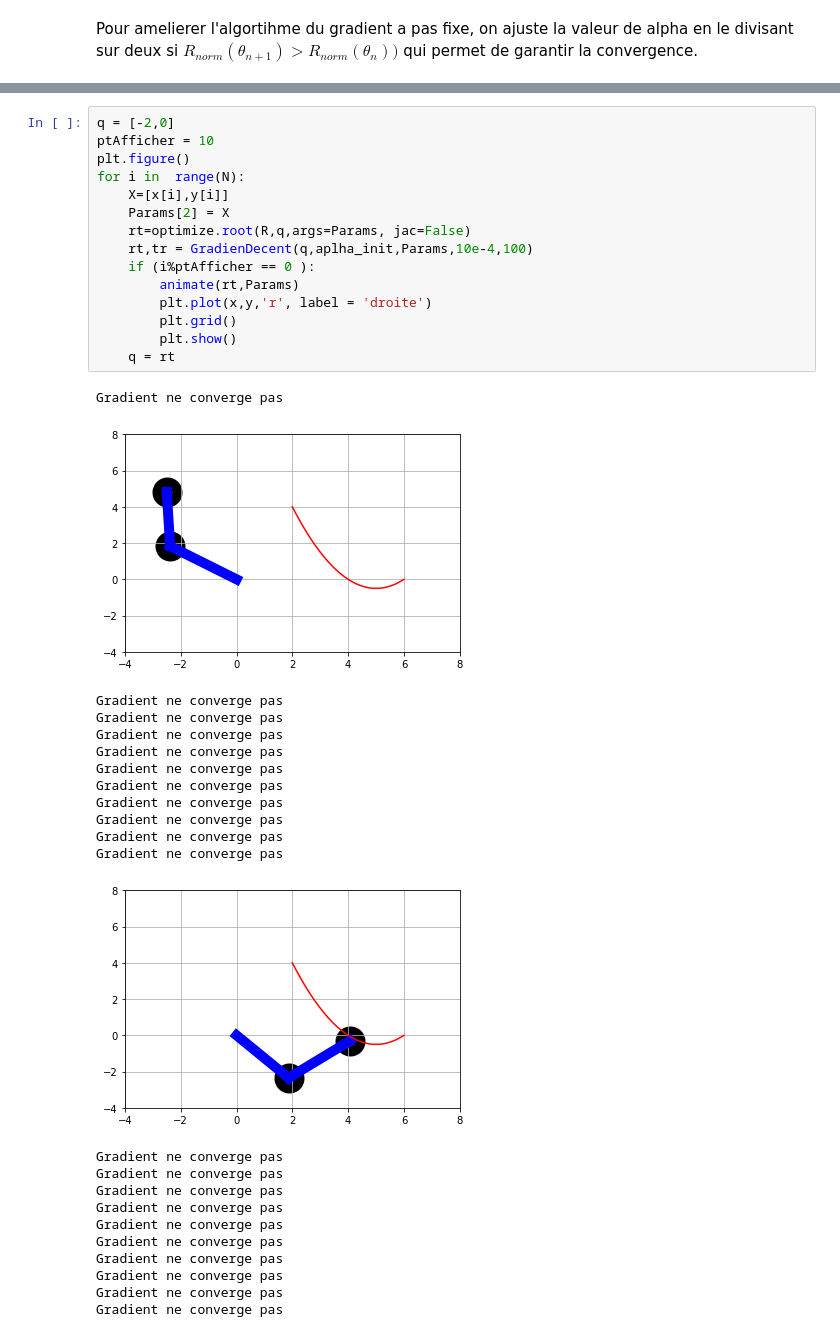
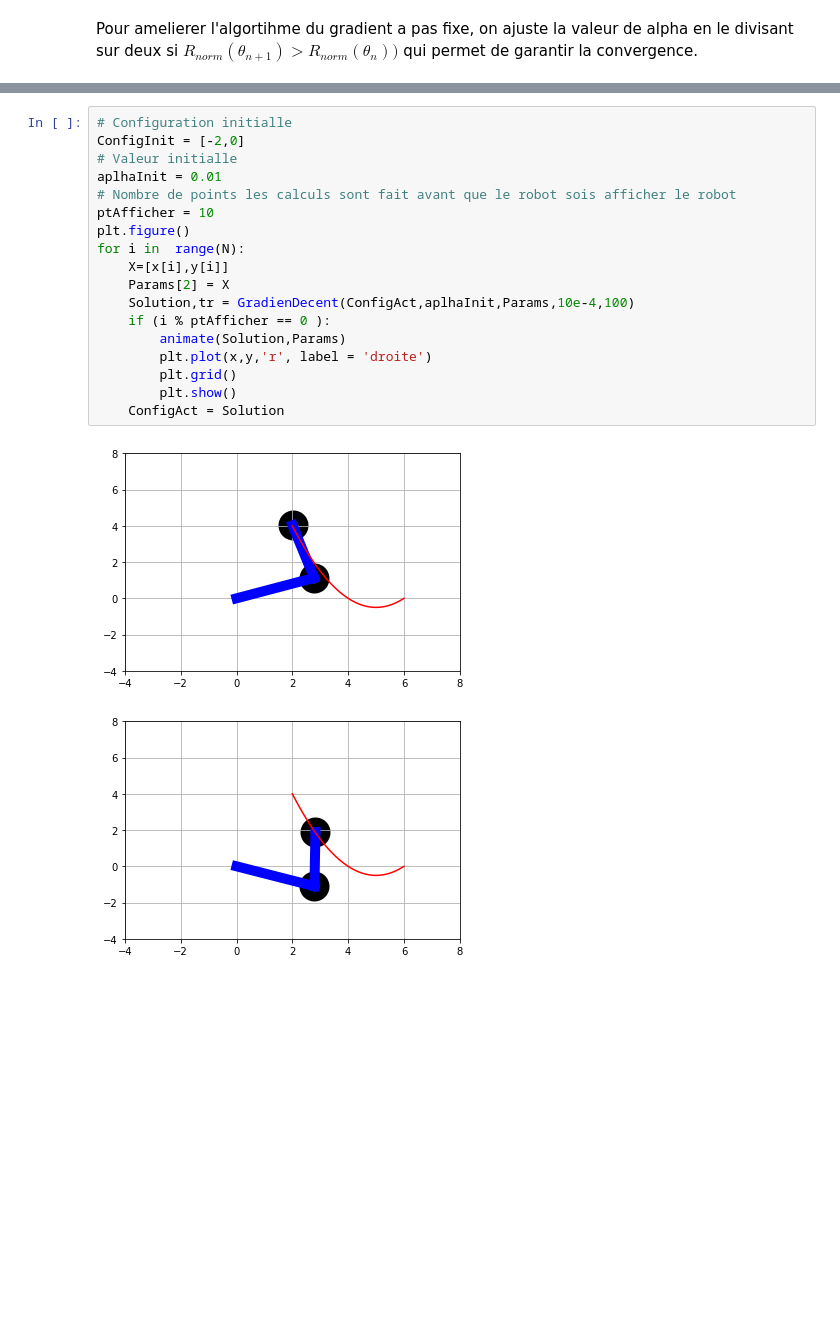
Before and after one commit to Feriel-25/Projet-optimisation, a Jupyter notebook: Rendu_optimisation.ipynb, the cells around one changed output, grey strips where cells are left out. Cells and saved outputs as stored; diff of their text form; blank space fills up the shorter version.

```diff
--- a/Rendu_optimisation.ipynb
+++ b/Rendu_optimisation.ipynb
@@ -213,39 +231,21 @@ print(f"les angles optimaux = {resultat} \nLe point X = {F(L1,L2,resultat[0],res
 # %%
-q = [-2,0]
+# Configuration initialle
+ConfigInit = [-2,0]
+# Valeur initialle
+aplhaInit = 0.01
+# Nombre de points les calculs sont fait avant que le robot sois afficher le robot
 ptAfficher = 10
 plt.figure()
 for i in  range(N):
     X=[x[i],y[i]]
     Params[2] = X
-    rt=optimize.root(R,q,args=Params, jac=False)
-    rt,tr = GradienDecent(q,aplha_init,Params,10e-4,100)
-    if (i%ptAfficher == 0 ):
-        animate(rt,Params)
+    Solution,tr = GradienDecent(ConfigAct,aplhaInit,Params,10e-4,100)
+    if (i % ptAfficher == 0 ):
+        animate(Solution,Params)
         plt.plot(x,y,'r', label = 'droite')
         plt.grid()
         plt.show()
-    q = rt
+    ConfigAct = Solution
 # %% [output]
-Gradient ne converge pas
-[figure, old version]
+[figure, new version]
-Gradient ne converge pas
-Gradient ne converge pas
-Gradient ne converge pas
-Gradient ne converge pas
-Gradient ne converge pas
-Gradient ne converge pas
-Gradient ne converge pas
-Gradient ne converge pas
-Gradient ne converge pas
-Gradient ne converge pas
-[figure, old version]
+[figure, new version]
-Gradient ne converge pas
-Gradient ne converge pas
-Gradient ne converge pas
-Gradient ne converge pas
-Gradient ne converge pas
-Gradient ne converge pas
-Gradient ne converge pas
-Gradient ne converge pas
-Gradient ne converge pas
-Gradient ne converge pas
```
Also changed, not shown: parts of 12 cells of this notebook, 1 other file.
